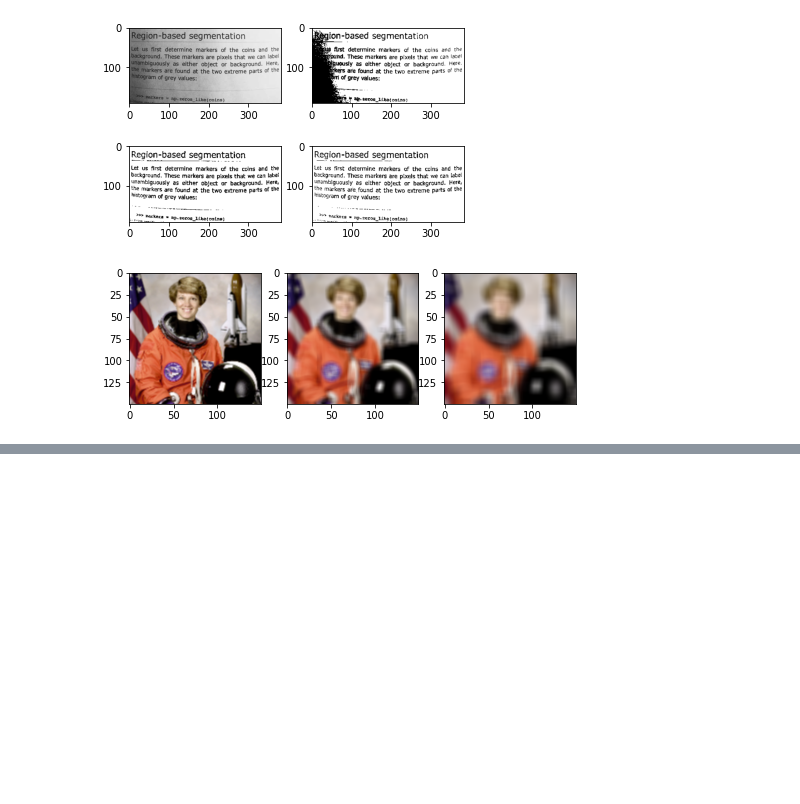
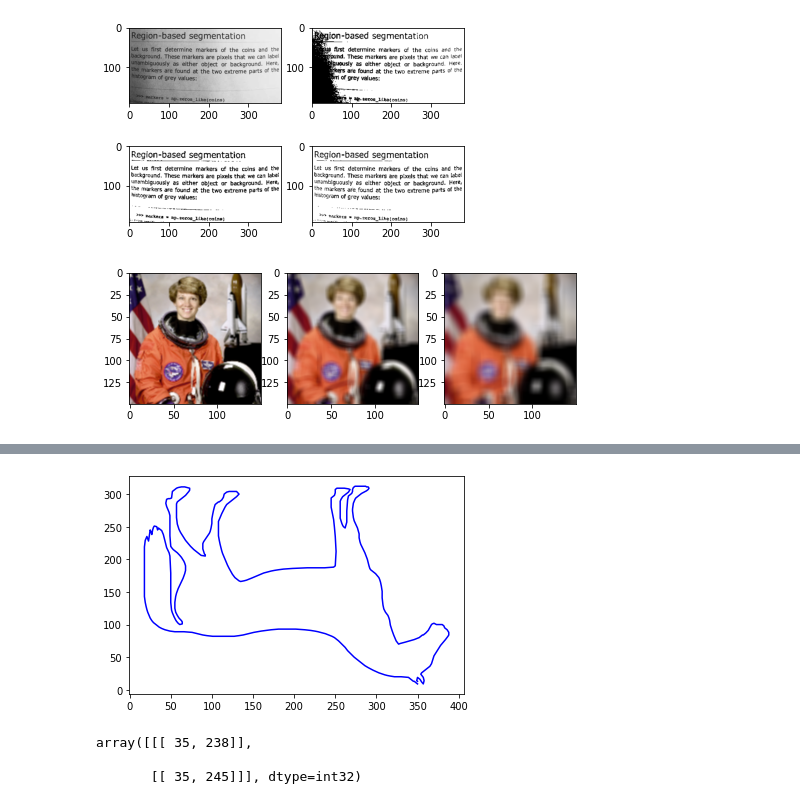
Before and after one commit to chi-hun/datascienceschool, a Jupyter notebook: datascienceschool.ipynb, the cells around one changed output, grey strips where cells are left out. Drawn from its saved outputs; the diff is of its cells as text; code cells hidden in the pictures; blank space fills up the shorter version.

```diff
--- a/datascienceschool.ipynb
+++ b/datascienceschool.ipynb
@@ -801,0 +852,21 @@ plt.show()
+# %%
+import cv2
+from skimage.data import horse
+import numpy as np
+import matplotlib.pyplot as plt
+
+img_raw = horse().astype('uint8')
+img_raw = np.ones(img_raw.shape) - img_raw
+
+img = img_raw.copy().astype('uint8')
+
+contours, hierachy = cv2.findContours(img, cv2.RETR_TREE, cv2.CHAIN_APPROX_TC89_KCOS)
+len(contours)
+x0, y0 = zip(*np.squeeze(contours[0]))
+plt.plot(x0, y0, c="b")
+plt.show()
+# %% [output]
+[figure, added]
+array([[[ 35, 238]],
+
+       [[ 35, 245]]], dtype=int32)
```
Also changed, not shown: parts of 4 cells of this notebook.
